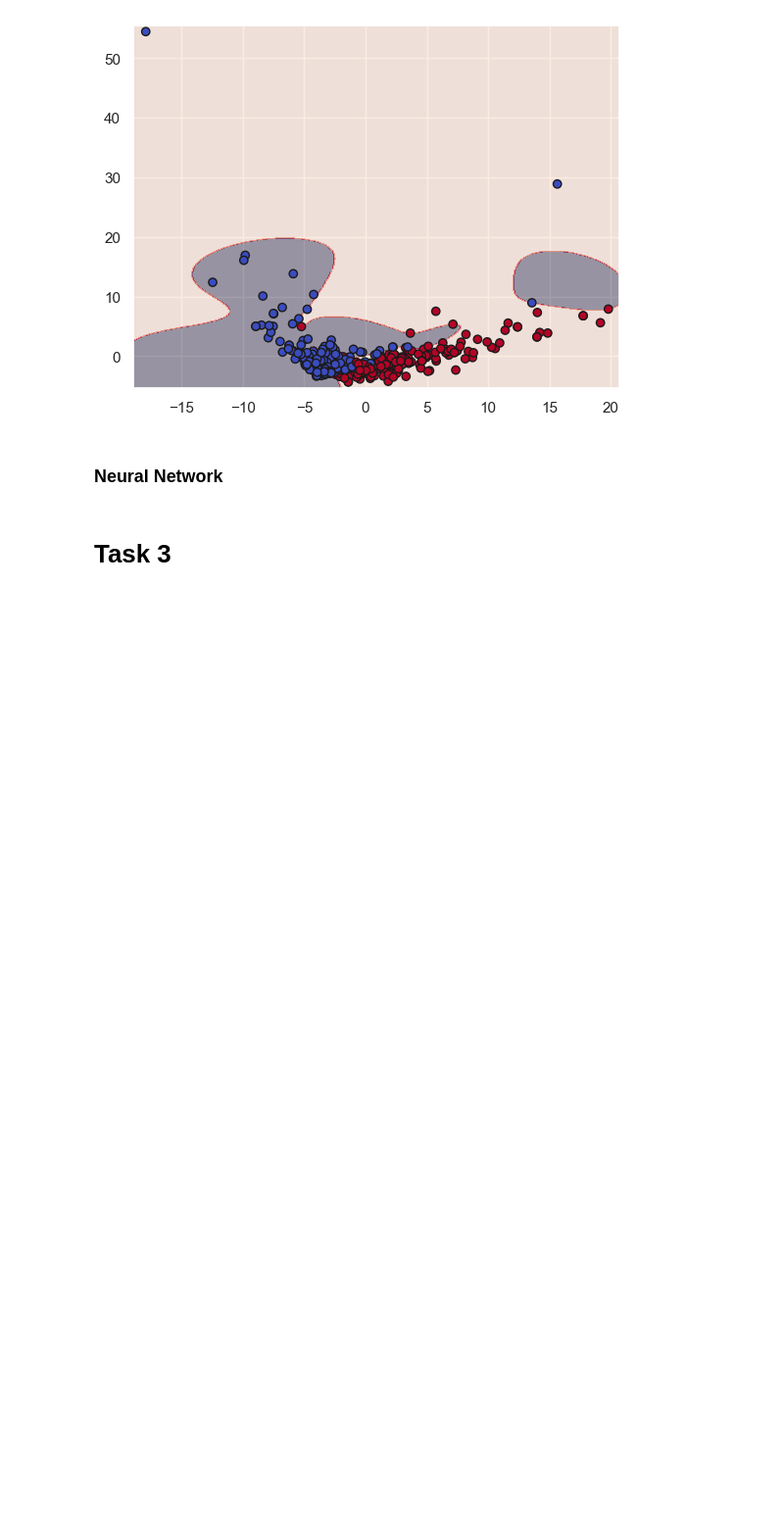
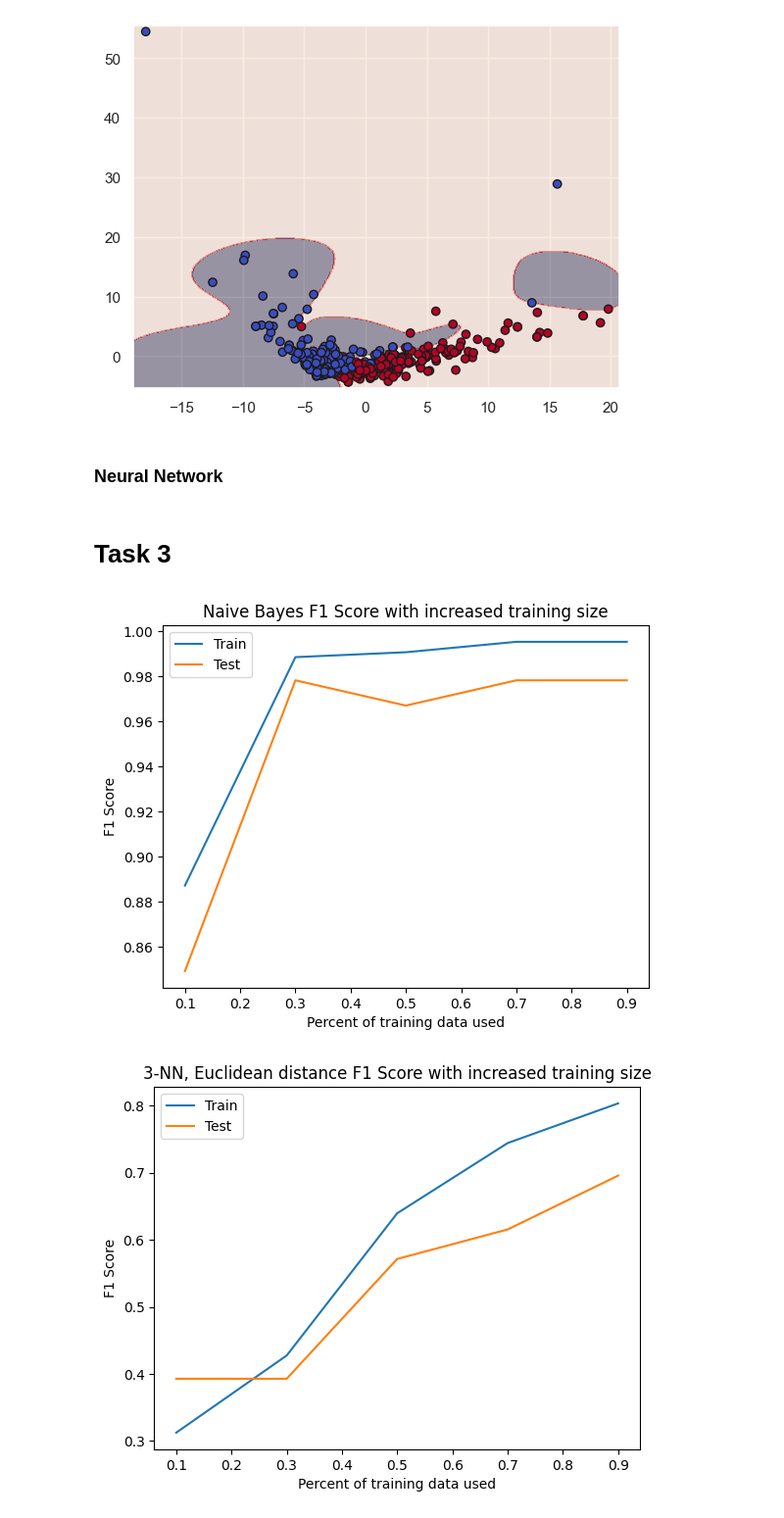
Before and after one commit to csprono/CS361-A3, a Jupyter notebook: task4.ipynb, the cells around one changed output. Shown: that part at 98% size. Drawn from its saved outputs; the diff is of its cells as text; code cells hidden in the pictures; blank space fills up the shorter version.

```diff
--- a/task4.ipynb
+++ b/task4.ipynb
@@ -45,6 +46,18 @@ Number of Features: 13518
 | 3 | 1153 | housewives lift channel 4 ratings... | entertainment | 0 | 0 | 0 | 0 | 0 | 0 | 0 | ... | ... |
 | 4 | 342 | u2 desire number one u2 three pre... | entertainment | 0 | 0 | 0 | 0 | 0 | 0 | 0 | ... | ... |
 5 rows × 13521 columns
+# %%
+test = pd.read_csv('test.csv')
+x_test, y_test = test['Text'], test['Category']
+
+# Encode the target variable
+y_test = LabelEncoder().fit_transform(y_test)
+
+# Vectorize the text
+cv_test = CountVectorizer(vocabulary=feature_names)
+x_test = cv_test.fit_transform(x_test)
+feature_names_test = cv_test.get_feature_names_out()
+x_test = pd.DataFrame(x_test.toarray(), columns=feature_names_test)
 # %% [markdown]
 ### Top-50 Term Frequency Distribution
 # %%
@@ -105,4 +118,4 @@ The above plot shows the distribution of classes within the training data. The d
 # %% [markdown]
 # Task 2
 # %%
-x_train, x_val, y_train, y_val = x, y, test_x, test_y
+x_train, y_train, x_test, y_test = x, y, x_test, y_test
@@ -206,3 +223,30 @@ nn.fit(x_train, y_train)
 y_pred = nn.predict(x_val)
 # %% [markdown]
 # Task 3
+# %%
+# part a
+def plot_f1score_against_train_size(model, model_name, m_array = [0.1, 0.3, 0.5, 0.7, 0.9]):
+    x_train_size = x_train.shape[0]
+    # Naive Bayes
+    naive_bayes_train_acc = [0]*len(m_array)
+    naive_bayes_test_acc = [0]*len(m_array)
+    for i, m in enumerate(m_array):
+        iter_size = round(m*x_train_size)
+        model.fit(x_train[0:iter_size], y_train[0:iter_size])
+        naive_bayes_train_acc[i] = f1_score(y_train, model.predict(x_train))
+        naive_bayes_test_acc[i] = f1_score(y_test, model.predict(x_test))
+    plt.plot(m_array, naive_bayes_train_acc)
+    plt.plot(m_array, naive_bayes_test_acc)
+    plt.xlabel("Percent of training data used")
+    plt.ylabel("F1 Score")
+    plt.legend(["Train", 'Test'])
+    plt.title(f"{model_name} F1 Score with increased training size")
+
+plot_f1score_against_train_size(MultinomialNB(), 'Naive Bayes')
+plt.show()
+plot_f1score_against_train_size(KNeighborsClassifier(n_neighbors=3, metric='minkowski', p=2), '3-NN, Euclidean distance')
+plt.show()
+plot_f1score_against_train_size(SVC(kernel='rbf', C=float(10**10)), 'Hard margin kernalized SVM')
+# %% [output]
+[figure, added]
+[figure, added]
```
Also changed, not shown: parts of 2 cells of this notebook.
